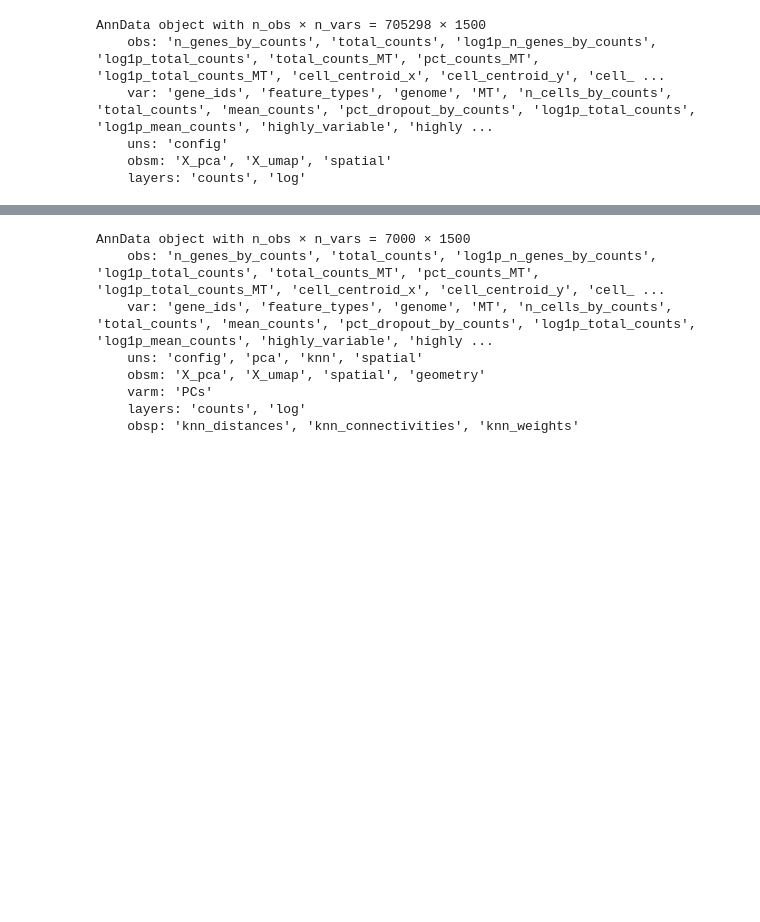
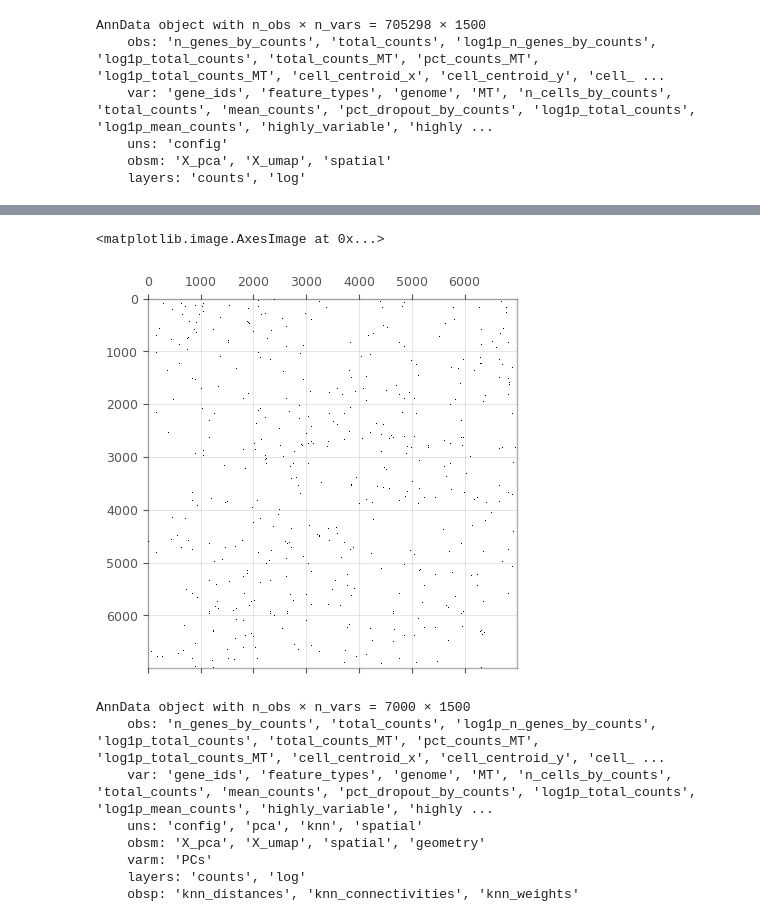
Before and after one commit to gkanfer/SpatialOmicsToolkit, a Jupyter notebook: voyger_xenium.ipynb, the cells around one changed output, grey strips where cells are left out. Cells and saved outputs as stored; diff of their text form; code cells hidden in the pictures; blank space fills up the shorter version.

```diff
--- a/voyger_xenium.ipynb
+++ b/voyger_xenium.ipynb
@@ -61,3 +83,8 @@ sc.pp.neighbors(
+# %%
+plt.spy(andata_sub.obsp['knn_weights'].toarray())
+# %% [output]
+<matplotlib.image.AxesImage at 0x...>
+[figure, added]
 # %%
 dist = andata_sub.obsp['knn_distances'].copy()
 #dist.data[dist.data == 0] = 0.000001
```
Also changed, not shown: parts of 2 cells of this notebook, 4 other files.
